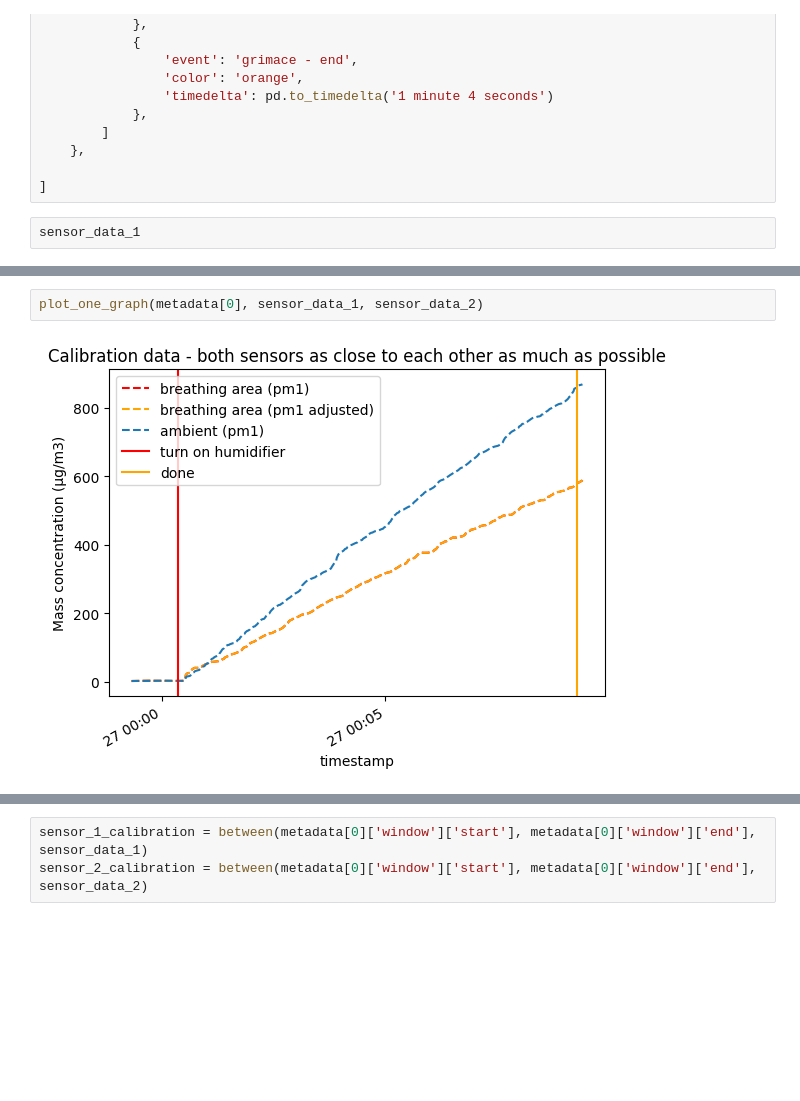
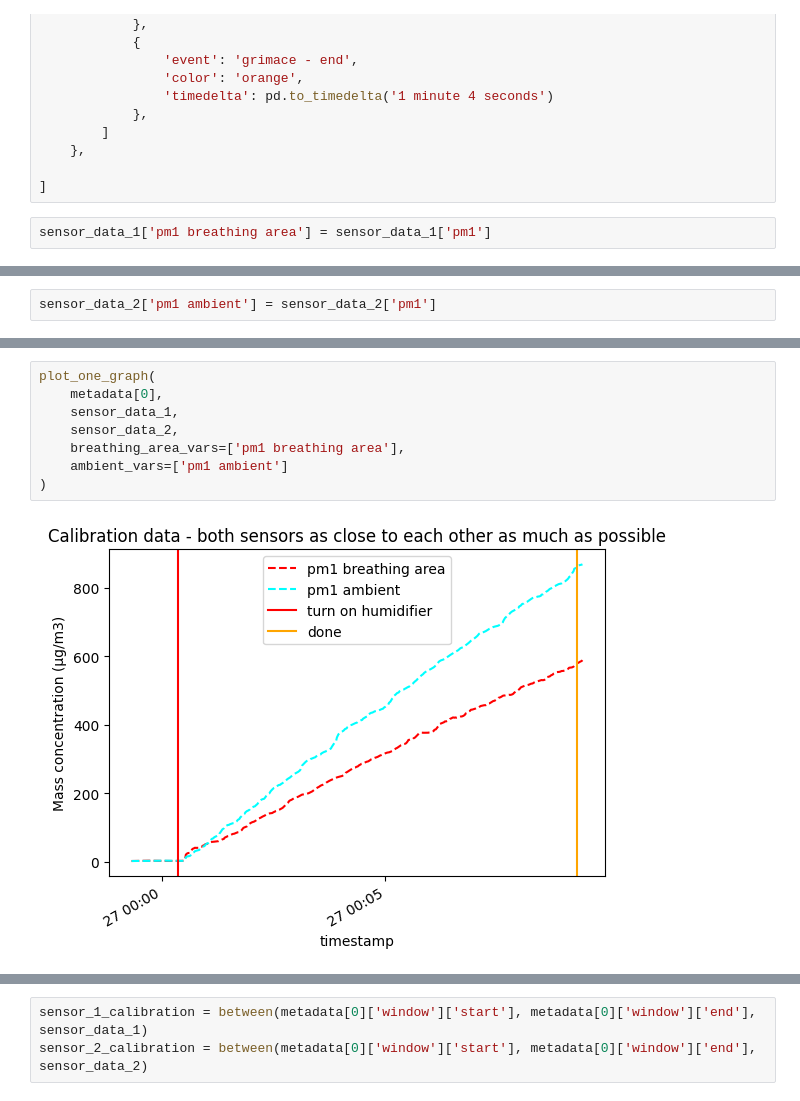
Before and after one commit to Edderic/iaq, a Jupyter notebook: airgo-2-sensors.ipynb, the cells around one changed output, grey strips where cells are left out. Cells and saved outputs as stored; diff of their text form; blank space fills up the shorter version.

```diff
--- a/airgo-2-sensors.ipynb
+++ b/airgo-2-sensors.ipynb
@@ -612,4 +624,4 @@ metadata = [
 
 ]
 # %%
-sensor_data_1
+sensor_data_1['pm1 breathing area'] = sensor_data_1['pm1']
@@ -630,0 +628,2 @@ sensor_data_1
+# %%
+sensor_data_2['pm1 ambient'] = sensor_data_2['pm1']
@@ -675,4 +727,10 @@ plot(metadata)
 # %%
-plot_one_graph(metadata[0], sensor_data_1, sensor_data_2)
+plot_one_graph(
+    metadata[0],
+    sensor_data_1,
+    sensor_data_2,
+    breathing_area_vars=['pm1 breathing area'],
+    ambient_vars=['pm1 ambient']
+)
 # %% [output]
-[figure, old version]
+[figure, new version]
```
Also changed, not shown: parts of 38 cells of this notebook.
